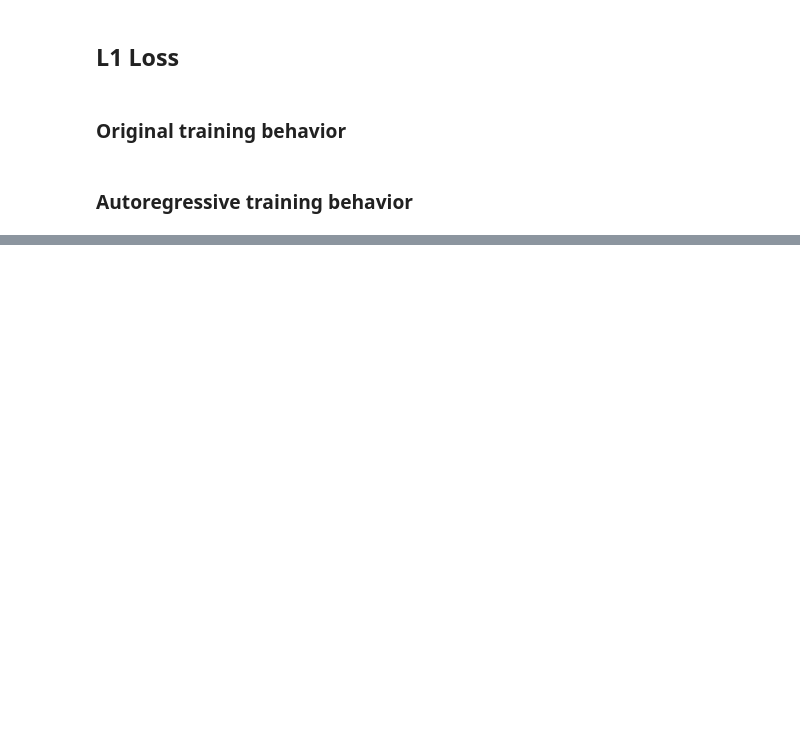
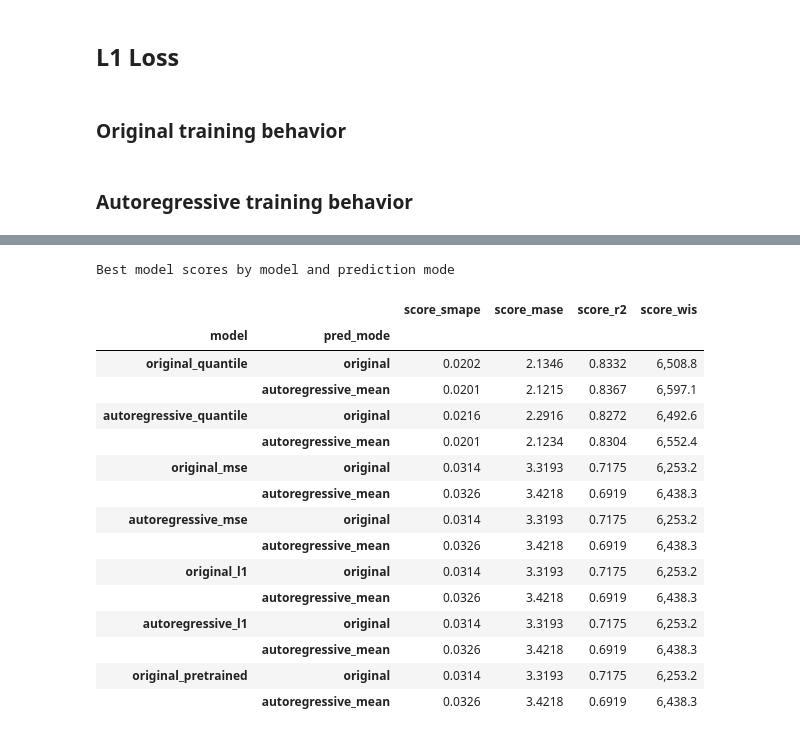
Before and after one commit to Richi0D/tirex_loss, a Jupyter notebook: notebooks/tirex_evaluation.ipynb, the cells around one changed output, grey strips where cells are left out. Cells and saved outputs as stored; diff of their text form; code cells hidden in the pictures; blank space fills up the shorter version.

Commit message:
added evaluation for custom tirex training

```diff
--- a/notebooks/tirex_evaluation.ipynb
+++ b/notebooks/tirex_evaluation.ipynb
@@ -357,0 +355,17 @@ save_scores(scores, path=model_path / "scores.json")
+# %%
+charts = []
+summaries = []
+
+for name, p in model_paths.items():
+    logger = TrainingLogger(log_dir=p)
+    metrics = logger.load_metrics_file()
+    summary = logger.get_summary()
+
+    # Tag the chart with a title so each panel is self-labelled
+    chart = plot_training_curves(metrics).properties(
+        title=alt.TitleParams(name, fontSize=12, fontWeight="bold"),
+        width=280,
+        height=180,
+    )
+    charts.append(chart)
+    summaries.append({"model": name, **summary})
@@ -357,0 +428,63 @@ save_scores(scores, path=model_path / "scores.json")
+# %%
+model_paths['original_pretrained'] = Path("../models/tirex_original_pretrained_20260614")
+
+scores = []
+for name, p in model_paths.items():
+    with open(p / "scores.json", 'r') as f:
+        s = json.load(f)
+    scores.append({"model": name, **s})
+
+SCORE_COLS = ["score_smape", "score_mase", "score_r2", "score_wis"]
+
+rows = []
+for entry in scores:          # your list of dicts
+    model = entry["model"]
+    best = entry["best_model.pth"]
+    for pred_mode, values in best.items():
+        rows.append({
+            "model": model,
+            "pred_mode": pred_mode,
+            **dict(zip(SCORE_COLS, values)),
+        })
+
+df_scores = pd.DataFrame(rows).set_index(["model", "pred_mode"])
+
+# Build gradient styles — lower=better for smape/mase/wis, higher=better for r2
+lower_better = ["score_smape", "score_mase", "score_wis"]
+higher_better = ["score_r2"]
+
+(
+    df_scores.style
+    .format({
+        "score_smape": "{:.4f}",
+        "score_mase":  "{:.4f}",
+        "score_r2":    "{:.4f}",
+        "score_wis":   "{:,.1f}",
+    })
+    .background_gradient(subset=lower_better,  cmap="RdYlGn_r")  # red=bad, green=good
+    .background_gradient(subset=higher_better, cmap="RdYlGn")    # green=good (no _r)
+    .set_caption("Best model scores by model and prediction mode")
+    .set_table_styles([
+        {"selector": "caption", "props": [("font-size", "13px"), ("font-weight", "bold"), ("text-align", "left"), ("padding-bottom", "8px")]},
+        {"selector": "th", "props": [("text-align", "left"), ("padding", "6px 12px"), ("white-space", "nowrap")]},
+        {"selector": "td", "props": [("padding", "5px 12px"), ("white-space", "nowrap")]},
+    ])
+)
+# %% [output]
+Best model scores by model and prediction mode
+|  |  | score_smape | score_mase | score_r2 | score_wis |
+| model | pred_mode |  |  |  |  |
+| original_quantile | original | 0.0202 | 2.1346 | 0.8332 | 6,508.8 |
+|  | autoregressive_mean | 0.0201 | 2.1215 | 0.8367 | 6,597.1 |
+| autoregressive_quantile | original | 0.0216 | 2.2916 | 0.8272 | 6,492.6 |
+|  | autoregressive_mean | 0.0201 | 2.1234 | 0.8304 | 6,552.4 |
+| original_mse | original | 0.0314 | 3.3193 | 0.7175 | 6,253.2 |
+|  | autoregressive_mean | 0.0326 | 3.4218 | 0.6919 | 6,438.3 |
+| autoregressive_mse | original | 0.0314 | 3.3193 | 0.7175 | 6,253.2 |
+|  | autoregressive_mean | 0.0326 | 3.4218 | 0.6919 | 6,438.3 |
+| original_l1 | original | 0.0314 | 3.3193 | 0.7175 | 6,253.2 |
+|  | autoregressive_mean | 0.0326 | 3.4218 | 0.6919 | 6,438.3 |
+| autoregressive_l1 | original | 0.0314 | 3.3193 | 0.7175 | 6,253.2 |
+|  | autoregressive_mean | 0.0326 | 3.4218 | 0.6919 | 6,438.3 |
+| original_pretrained | original | 0.0314 | 3.3193 | 0.7175 | 6,253.2 |
+|  | autoregressive_mean | 0.0326 | 3.4218 | 0.6919 | 6,438.3 |
```
Also changed, not shown: parts of 18 cells of this notebook, 31 other files.
